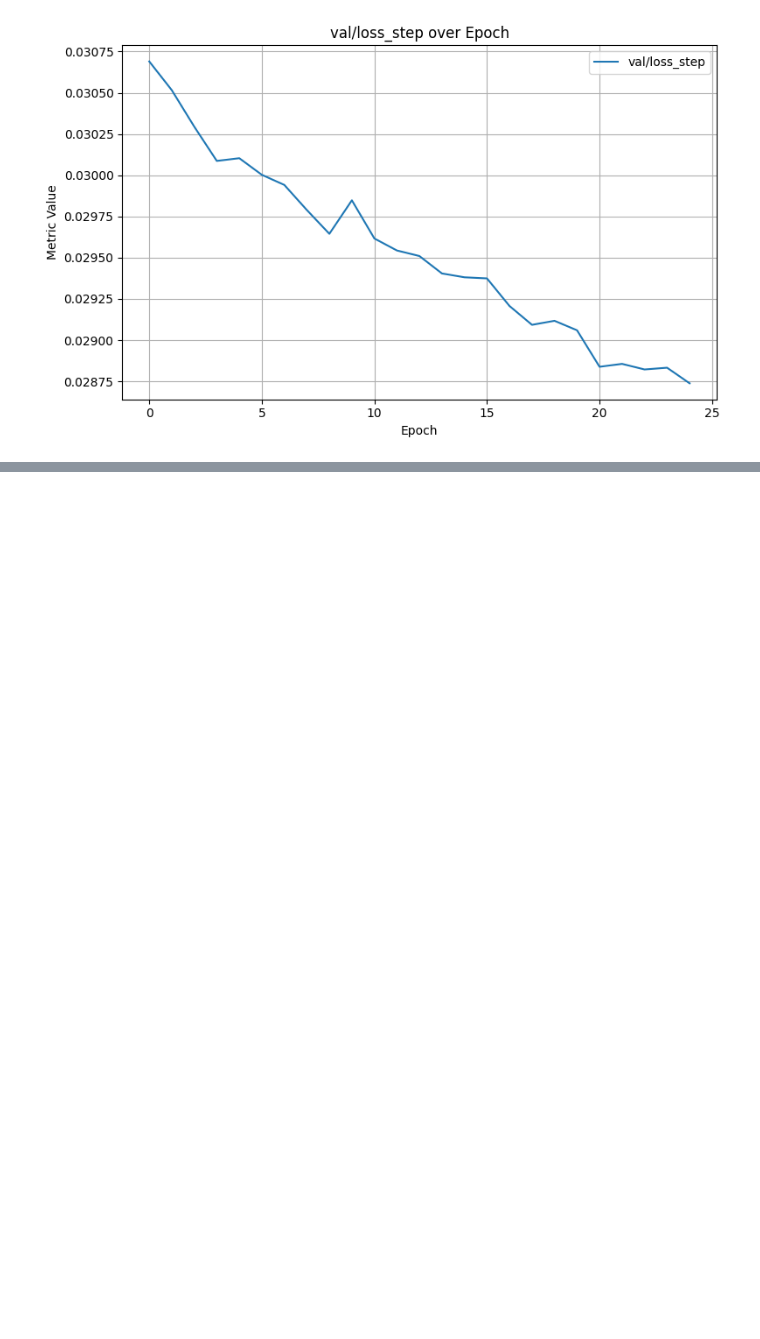
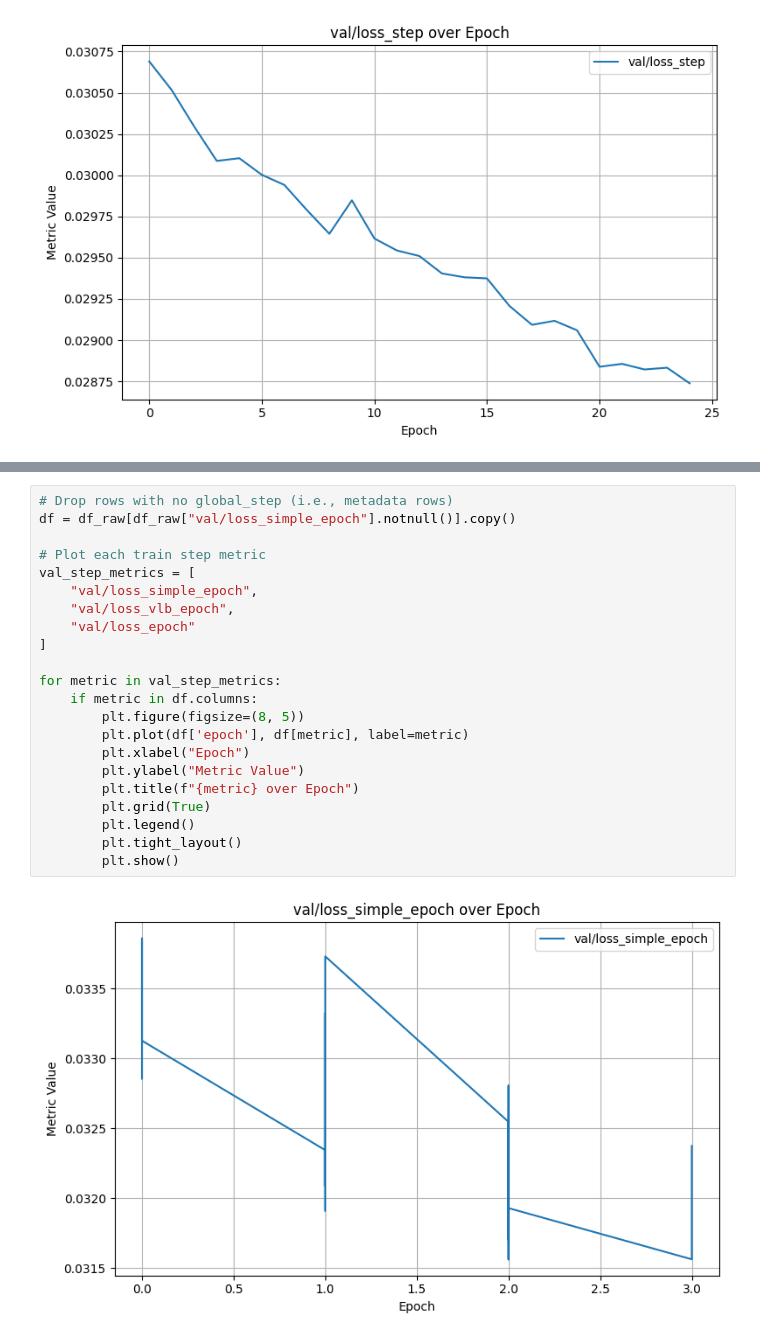
Before and after one commit to ShermanNovak/zero123, a Jupyter notebook: zero123/txining_plot_metrics.ipynb, the cells around one changed output, grey strips where cells are left out. Cells and saved outputs as stored; diff of their text form; blank space fills up the shorter version.

```diff
--- a/zero123/txining_plot_metrics.ipynb
+++ b/zero123/txining_plot_metrics.ipynb
@@ -86,0 +151,24 @@ for metric in val_step_metrics:
+# %%
+# Drop rows with no global_step (i.e., metadata rows)
+df = df_raw[df_raw["val/loss_simple_epoch"].notnull()].copy()
+
+# Plot each train step metric
+val_step_metrics = [
+    "val/loss_simple_epoch",
+    "val/loss_vlb_epoch",
+    "val/loss_epoch"
+]
+
+for metric in val_step_metrics:
+    if metric in df.columns:
+        plt.figure(figsize=(8, 5))
+        plt.plot(df['epoch'], df[metric], label=metric)
+        plt.xlabel("Epoch")
+        plt.ylabel("Metric Value")
+        plt.title(f"{metric} over Epoch")
+        plt.grid(True)
+        plt.legend()
+        plt.tight_layout()
+        plt.show()
+# %% [output]
+[figure, added]
```
Also changed, not shown: parts of 11 cells of this notebook, 4 other files.
